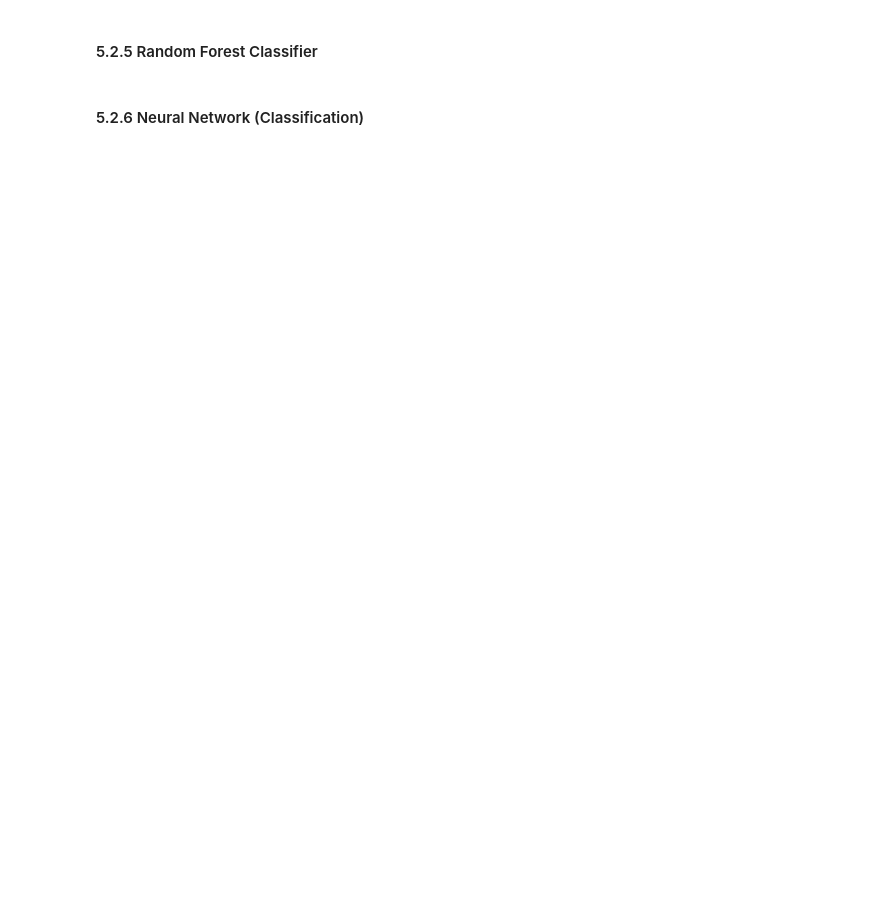
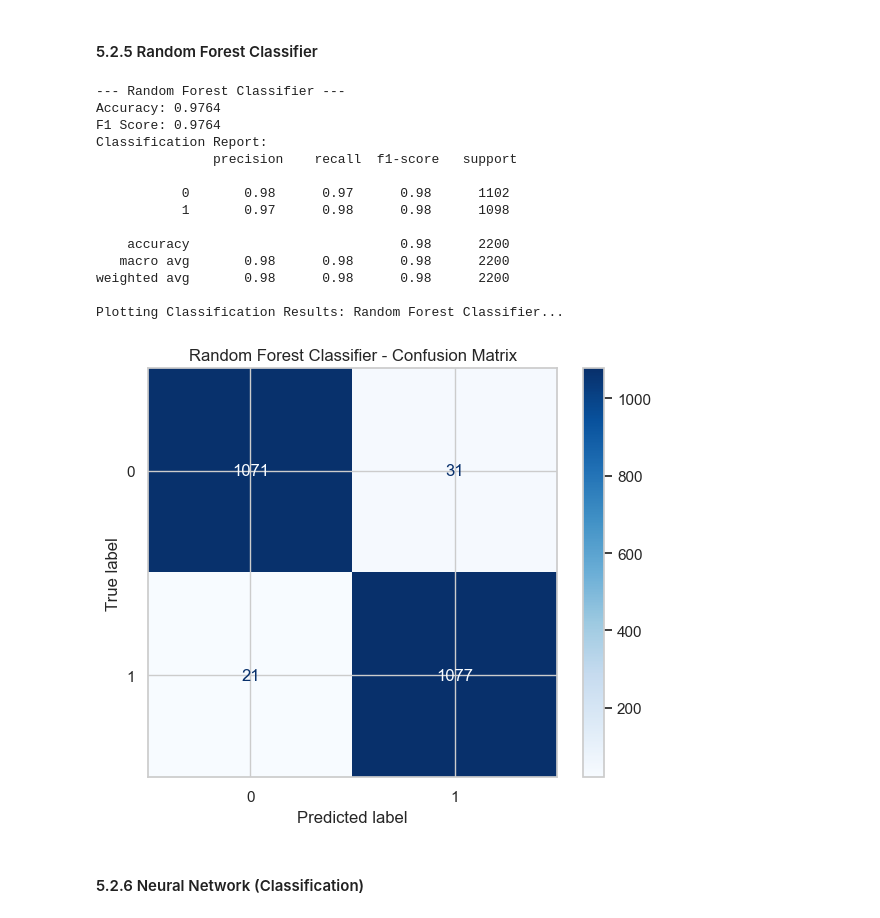
Before and after one commit to nargessdnd/CMOR_Final_Project, a Jupyter notebook: ESG_Financial_Analysis.ipynb, the cells around one changed output. Cells and saved outputs as stored; diff of their text form; code cells hidden in the pictures; blank space fills up the shorter version.

```diff
--- a/ESG_Financial_Analysis.ipynb
+++ b/ESG_Financial_Analysis.ipynb
@@ -808,20 +834,36 @@ else:
 # %%
 if 'X_clf_train' in locals() and X_clf_train is not None:
     print("--- Random Forest Classifier ---")
-    rf_clf = RandomForestClassifier(n_estimators=100, max_depth=10, min_samples_split=15, random_state=42)
+    rf_clf = RandomForestClassifier(n_estimators=30, max_depth=7, min_samples_split=20, random_state=42)
     rf_clf.fit(X_clf_train, y_clf_train)
     y_clf_pred_rf = rf_clf.predict(X_clf_test)
 
     acc_rf = accuracy_score(y_clf_test, y_clf_pred_rf)
     f1_rf = f1_score(y_clf_test, y_clf_pred_rf)
     print(f"Accuracy: {acc_rf:.4f}")
     print(f"F1 Score: {f1_rf:.4f}")
     print("Classification Report:\n", classification_report(y_clf_test, y_clf_pred_rf))
 
     classification_results['Random Forest Classifier'] = {'Accuracy': acc_rf, 'F1': f1_rf}
     plot_classification_results(y_clf_test, y_clf_pred_rf, 'Random Forest Classifier')
 else:
     print("Classification data not prepared. Skipping Random Forest Classifier.")
+# %% [output]
+--- Random Forest Classifier ---
+Accuracy: 0.9764
+F1 Score: 0.9764
+Classification Report:
+               precision    recall  f1-score   support
+
+           0       0.98      0.97      0.98      1102
+           1       0.97      0.98      0.98      1098
+
+    accuracy                           0.98      2200
+   macro avg       0.98      0.98      0.98      2200
+weighted avg       0.98      0.98      0.98      2200
+
+Plotting Classification Results: Random Forest Classifier...
+[figure, added]
 # %% [markdown]
 #### 5.2.6 Neural Network (Classification)
 # %%
```
Also changed, not shown: parts of 14 cells of this notebook, 1 other file.
